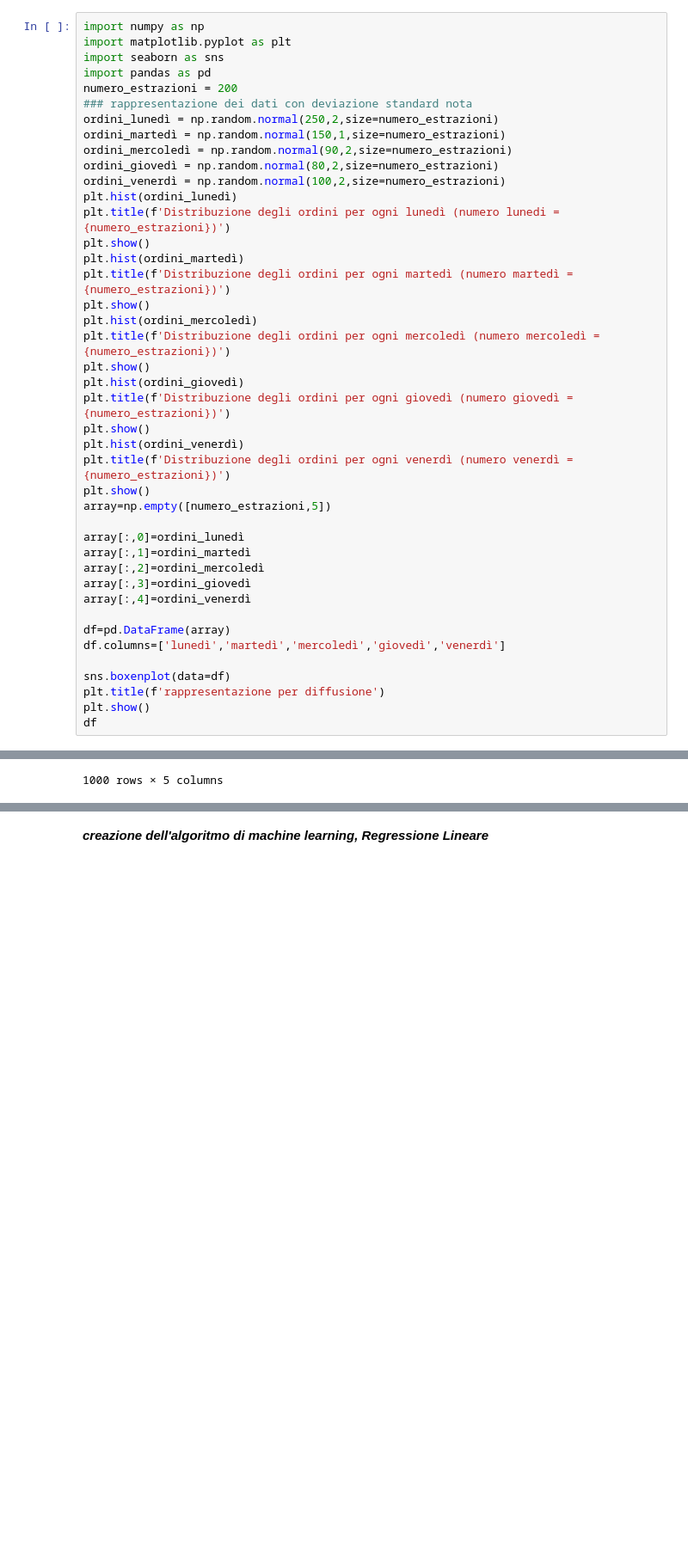
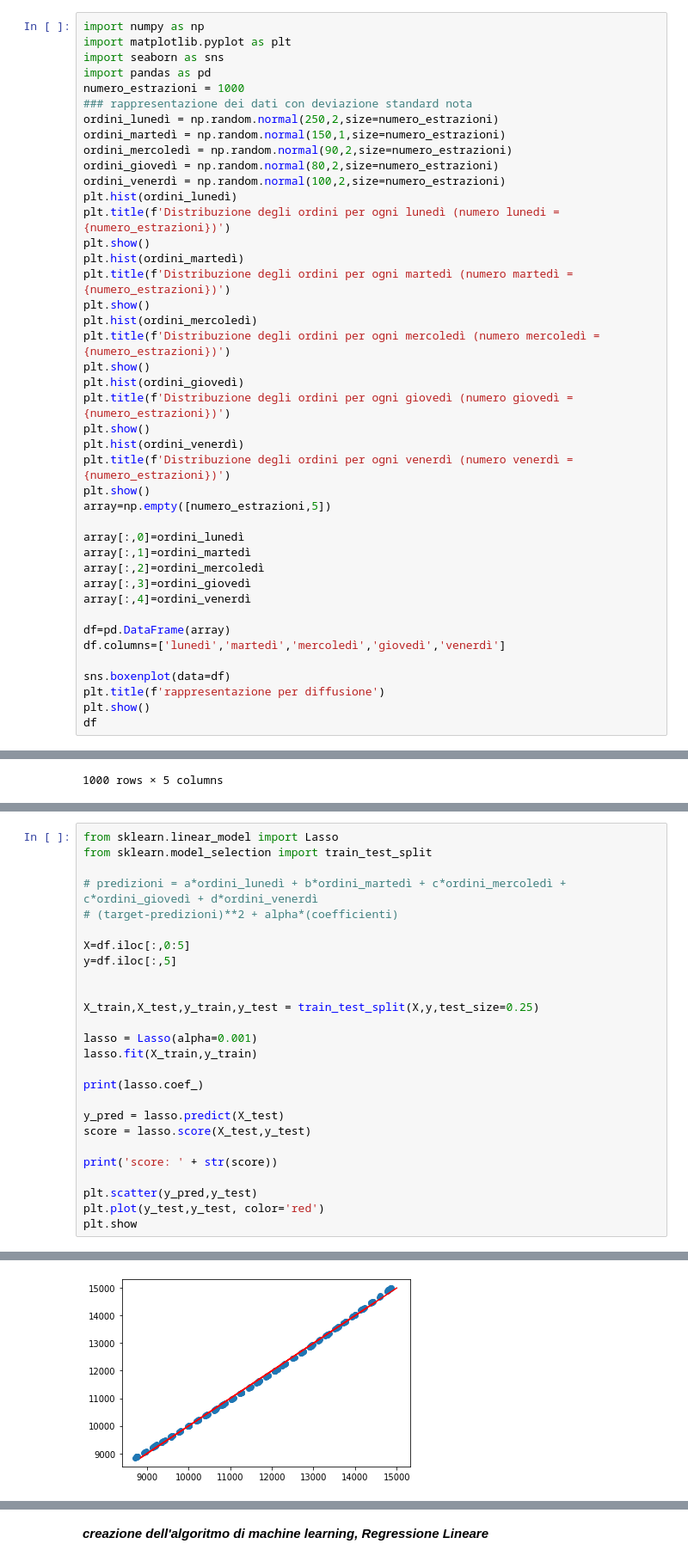
Before and after one commit to LordWipe67/machine_learning, a Jupyter notebook: rappresentazione_ordini.ipynb, the cells around one changed output, grey strips where cells are left out. Shown: that part at 86% size. Drawn from its saved outputs; the diff is of its cells as text; blank space fills up the shorter version.

```diff
--- a/rappresentazione_ordini.ipynb
+++ b/rappresentazione_ordini.ipynb
@@ -7,7 +7,7 @@ import numpy as np
 import matplotlib.pyplot as plt
 import seaborn as sns
 import pandas as pd
-numero_estrazioni = 200
+numero_estrazioni = 1000
 ### rappresentazione dei dati con deviazione standard nota
 ordini_lunedì = np.random.normal(250,2,size=numero_estrazioni)
 ordini_martedì = np.random.normal(150,1,size=numero_estrazioni)
@@ -228,0 +217,27 @@ df
+# %%
+from sklearn.linear_model import Lasso
+from sklearn.model_selection import train_test_split
+
+# predizioni = a*ordini_lunedì + b*ordini_martedì + c*ordini_mercoledì + c*ordini_giovedì + d*ordini_venerdì
+# (target-predizioni)**2 + alpha*(coefficienti)
+
+X=df.iloc[:,0:5]
+y=df.iloc[:,5]
+
+
+X_train,X_test,y_train,y_test = train_test_split(X,y,test_size=0.25)
+
+lasso = Lasso(alpha=0.001)
+lasso.fit(X_train,y_train)
+
+print(lasso.coef_)
+
+y_pred = lasso.predict(X_test)
+score = lasso.score(X_test,y_test)
+
+print('score: ' + str(score))
+
+plt.scatter(y_pred,y_test)
+plt.plot(y_test,y_test, color='red')
+plt.show
+# %% [output]
@@ -228,0 +248 @@ df
+[figure, added]
```
Also changed, not shown: parts of 5 cells of this notebook.
